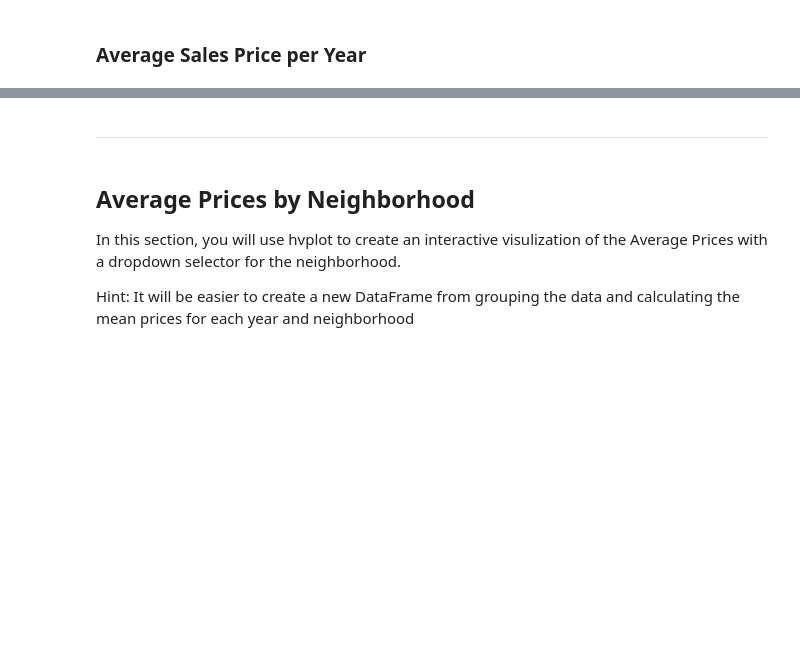
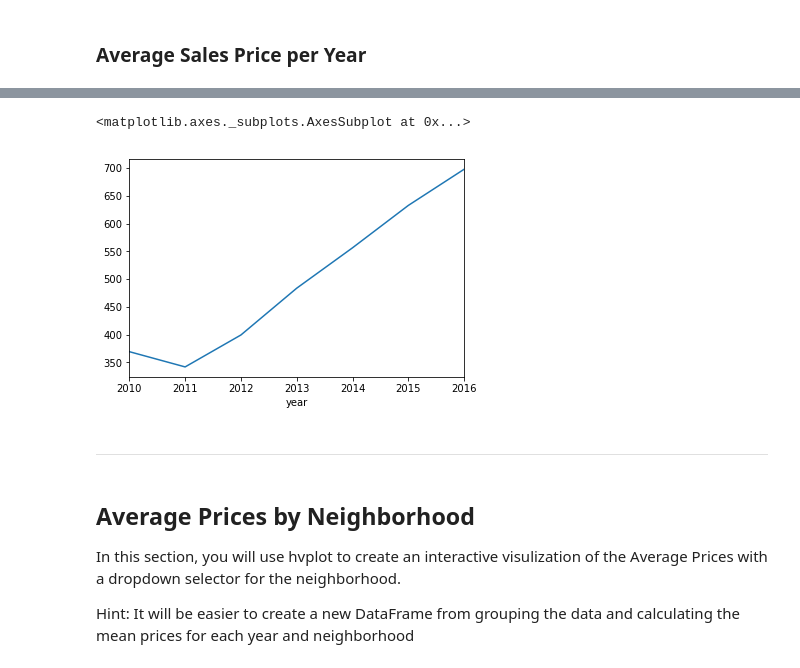
Before and after one commit to stew1922/Real_Estate_Dashboard, a Jupyter notebook: 06-PyViz/Instructions/Starter_Code/rental_analysis.ipynb, the cells around one changed output, grey strips where cells are left out. Saved outputs shown, nothing was run; the diff lists cells and outputs as text; code cells hidden in the pictures; blank space fills up the shorter version.

```diff
--- a/06-PyViz/Instructions/Starter_Code/rental_analysis.ipynb
+++ b/06-PyViz/Instructions/Starter_Code/rental_analysis.ipynb
@@ -112,3 +114,13 @@ In this section, you will calculate the average gross rent and average sales pri
+# %%
+# Plot the Average Sales Price per Year as a line chart
+# YOUR CODE HERE!
+sales_line = mean_rent_ft['sale_price_sqr_foot'].plot()
+sales_line
+
+## Just an FYI - the instructions say to visualize this as a line graph and a bar chart.  I went with the line graph because the example in the intstructions shows that.  Just wanted to let y'all know in case anyone else gets confused by it
+# %% [output]
+<matplotlib.axes._subplots.AxesSubplot at 0x...>
+[figure, added]
 # %% [markdown]
 - - -
 # %% [markdown]
```
Also changed, not shown: parts of 7 cells of this notebook.
